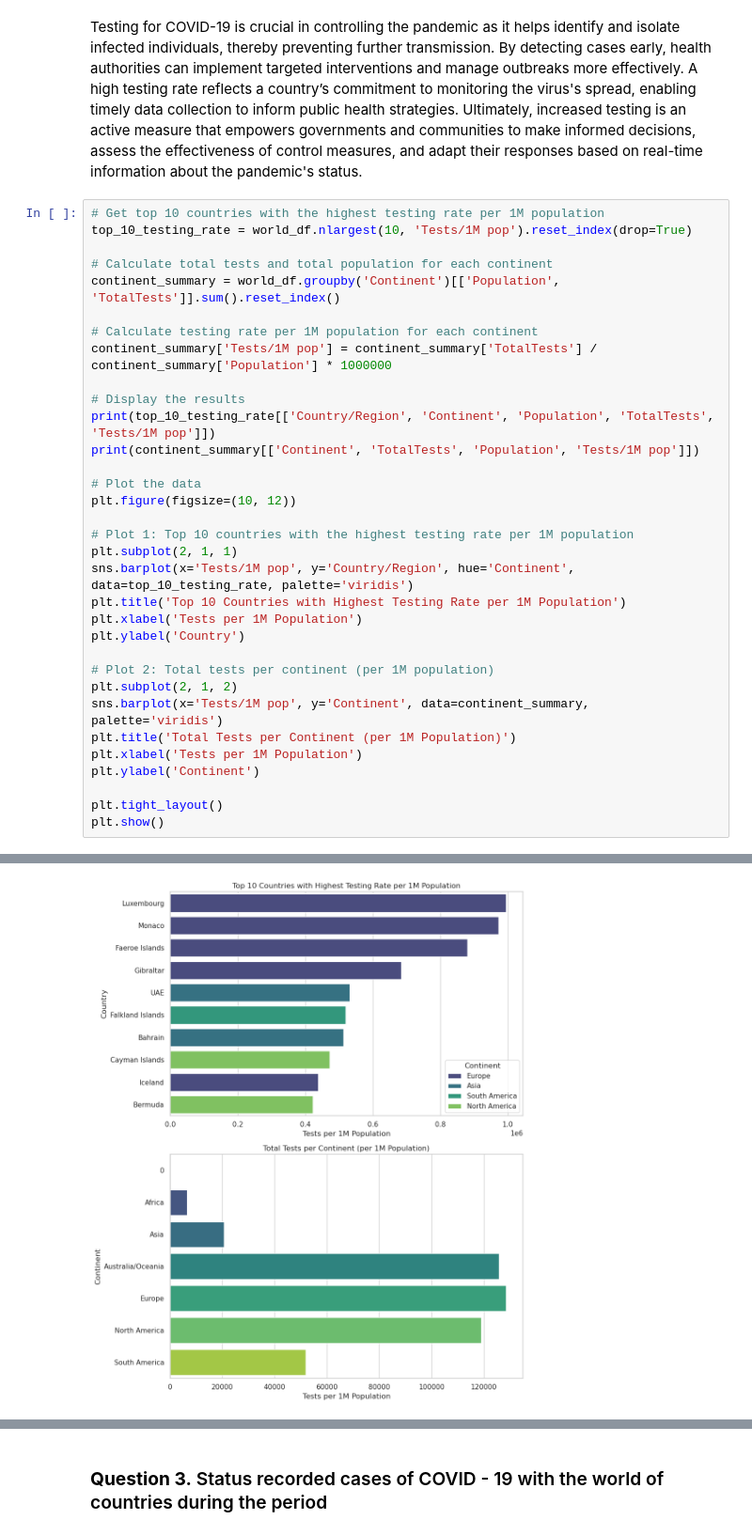
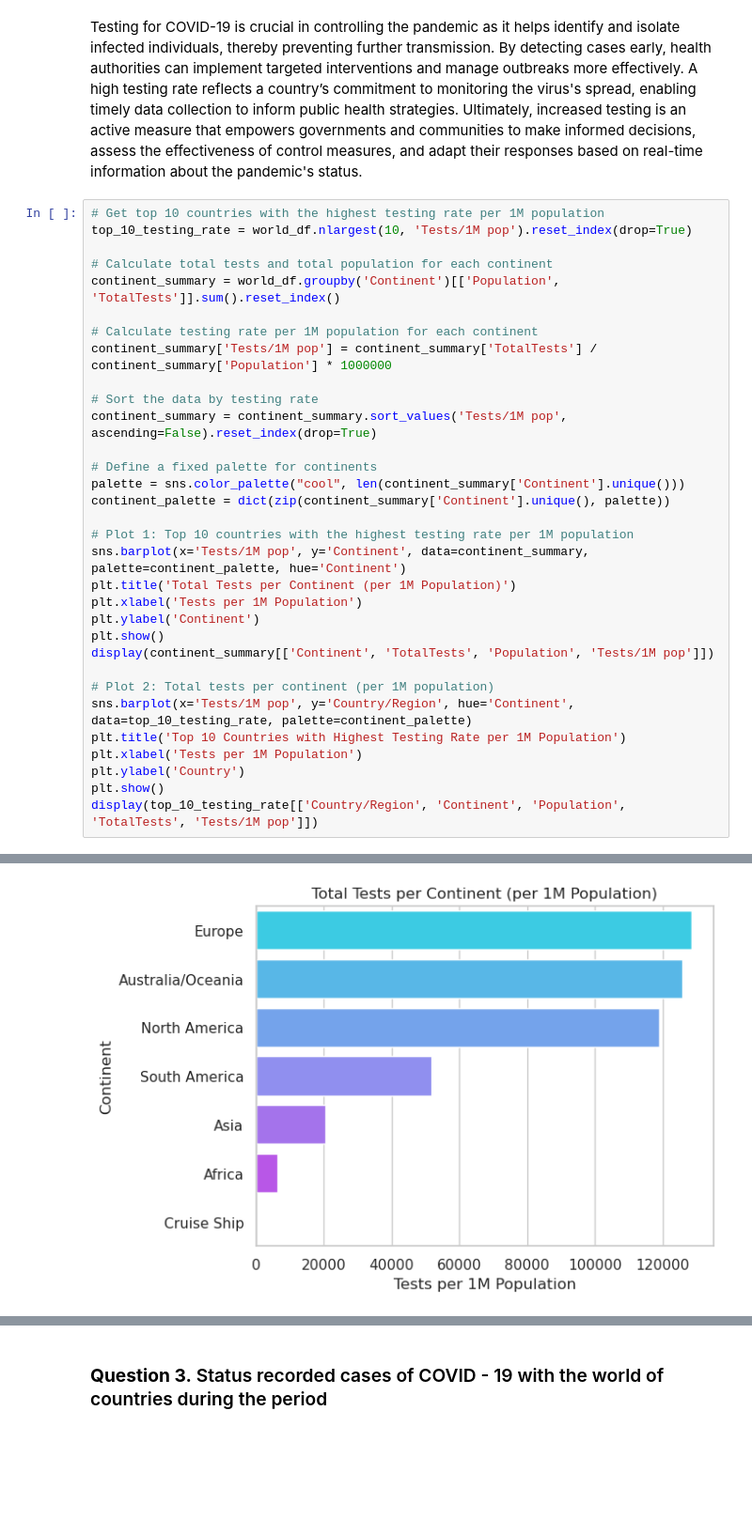
Before and after one commit to dhuyent/DSProgramming-FinalProject, a Jupyter notebook: src/Data_analysis.ipynb, the cells around one changed output, grey strips where cells are left out. Shown at 94% size. Saved outputs shown, nothing was run; the diff lists cells and outputs as text; blank space fills up the shorter version.

```diff
--- a/src/Data_analysis.ipynb
+++ b/src/Data_analysis.ipynb
@@ -208,27 +286,26 @@ continent_summary = world_df.groupby('Continent')[['Population', 'TotalTests']].
 # Calculate testing rate per 1M population for each continent
 continent_summary['Tests/1M pop'] = continent_summary['TotalTests'] / continent_summary['Population'] * 1000000
 
-# Display the results
-print(top_10_testing_rate[['Country/Region', 'Continent', 'Population', 'TotalTests', 'Tests/1M pop']])
-print(continent_summary[['Continent', 'TotalTests', 'Population', 'Tests/1M pop']])
+# Sort the data by testing rate
+continent_summary = continent_summary.sort_values('Tests/1M pop', ascending=False).reset_index(drop=True)
 
-# Plot the data
-plt.figure(figsize=(10, 12))
+# Define a fixed palette for continents
+palette = sns.color_palette("cool", len(continent_summary['Continent'].unique()))
+continent_palette = dict(zip(continent_summary['Continent'].unique(), palette))
 
 # Plot 1: Top 10 countries with the highest testing rate per 1M population
-plt.subplot(2, 1, 1)
-sns.barplot(x='Tests/1M pop', y='Country/Region', hue='Continent', data=top_10_testing_rate, palette='viridis')
+sns.barplot(x='Tests/1M pop', y='Continent', data=continent_summary, palette=continent_palette, hue='Continent')
+plt.title('Total Tests per Continent (per 1M Population)')
+plt.xlabel('Tests per 1M Population')
+plt.ylabel('Continent')
+plt.show()
+display(continent_summary[['Continent', 'TotalTests', 'Population', 'Tests/1M pop']])
+
+# Plot 2: Total tests per continent (per 1M population)
+sns.barplot(x='Tests/1M pop', y='Country/Region', hue='Continent', data=top_10_testing_rate, palette=continent_palette)
 plt.title('Top 10 Countries with Highest Testing Rate per 1M Population')
 plt.xlabel('Tests per 1M Population')
 plt.ylabel('Country')
-
-# Plot 2: Total tests per continent (per 1M population)
-plt.subplot(2, 1, 2)
-sns.barplot(x='Tests/1M pop', y='Continent', data=continent_summary, palette='viridis')
-plt.title('Total Tests per Continent (per 1M Population)')
-plt.xlabel('Tests per 1M Population')
-plt.ylabel('Continent')
-
-plt.tight_layout()
 plt.show()
+display(top_10_testing_rate[['Country/Region', 'Continent', 'Population', 'TotalTests', 'Tests/1M pop']])
 # %% [output]
@@ -257 +312 @@ Passing `palette` without assigning `hue` is deprecated and will be removed in v
-[figure, old version]
+[figure, new version]
```
Also changed, not shown: parts of 12 cells of this notebook.
